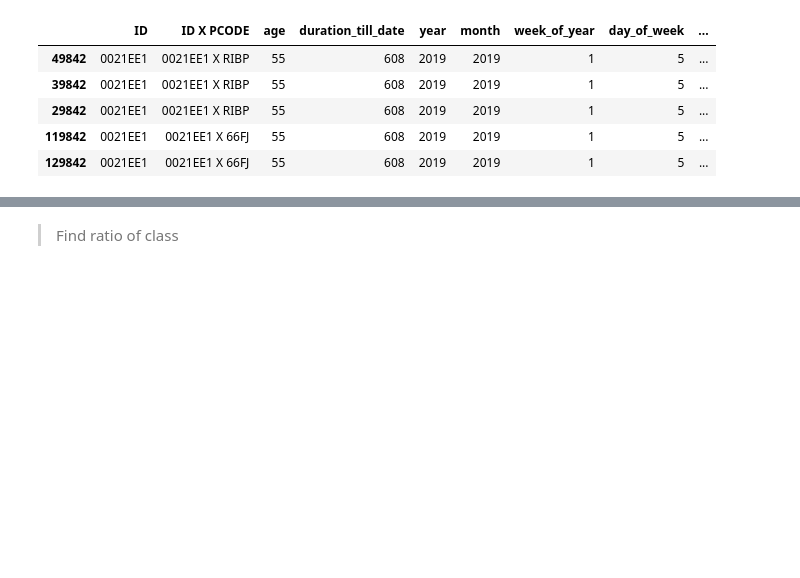
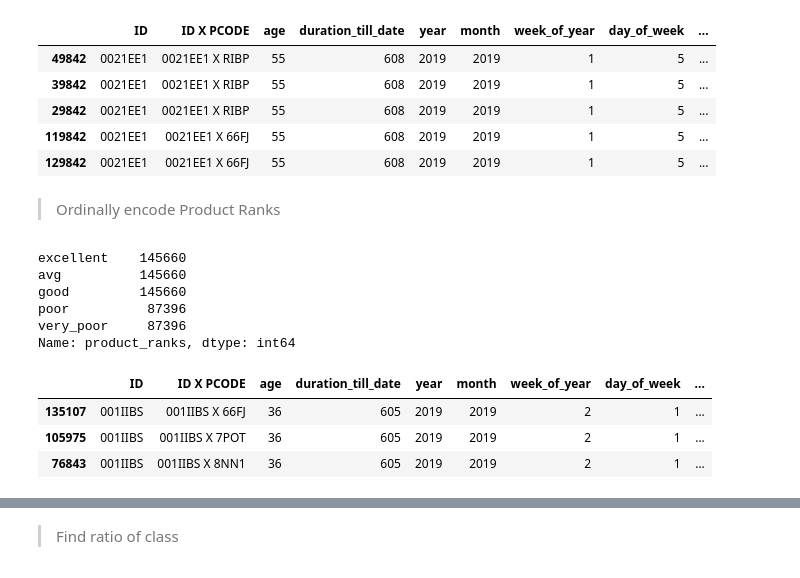
Before and after one commit to Patrick5455/Zimnat-Insurance-Challenge, a Jupyter notebook: modelling/modelling_notebook.ipynb, the cells around one changed output, grey strips where cells are left out. Saved outputs shown, nothing was run; the diff lists cells and outputs as text; code cells hidden in the pictures; blank space fills up the shorter version.

```diff
--- a/modelling/modelling_notebook.ipynb
+++ b/modelling/modelling_notebook.ipynb
@@ -827,3 +827,21 @@ test_set.head(5)
 | 29842 | 0021EE1 | 0021EE1 X RIBP | 55 | 608 | 2019 | 2019 | 1 | 5 | ... |
 | 119842 | 0021EE1 | 0021EE1 X 66FJ | 55 | 608 | 2019 | 2019 | 1 | 5 | ... |
 | 129842 | 0021EE1 | 0021EE1 X 66FJ | 55 | 608 | 2019 | 2019 | 1 | 5 | ... |
+# %% [markdown]
+> Ordinally encode Product Ranks
+# %%
+train_set.product_ranks.value_counts()
+# %% [output]
+excellent    145660
+avg          145660
+good         145660
+poor          87396
+very_poor     87396
+Name: product_ranks, dtype: int64
+# %%
+train_set.head(3)
+# %% [output]
+|  | ID | ID X PCODE | age | duration_till_date | year | month | week_of_year | day_of_week | ... |
+| 135107 | 001IIBS | 001IIBS X 66FJ | 36 | 605 | 2019 | 2019 | 2 | 1 | ... |
+| 105975 | 001IIBS | 001IIBS X 7POT | 36 | 605 | 2019 | 2019 | 2 | 1 | ... |
+| 76843 | 001IIBS | 001IIBS X 8NN1 | 36 | 605 | 2019 | 2019 | 2 | 1 | ... |
```
Also changed, not shown: parts of 24 cells of this notebook.
